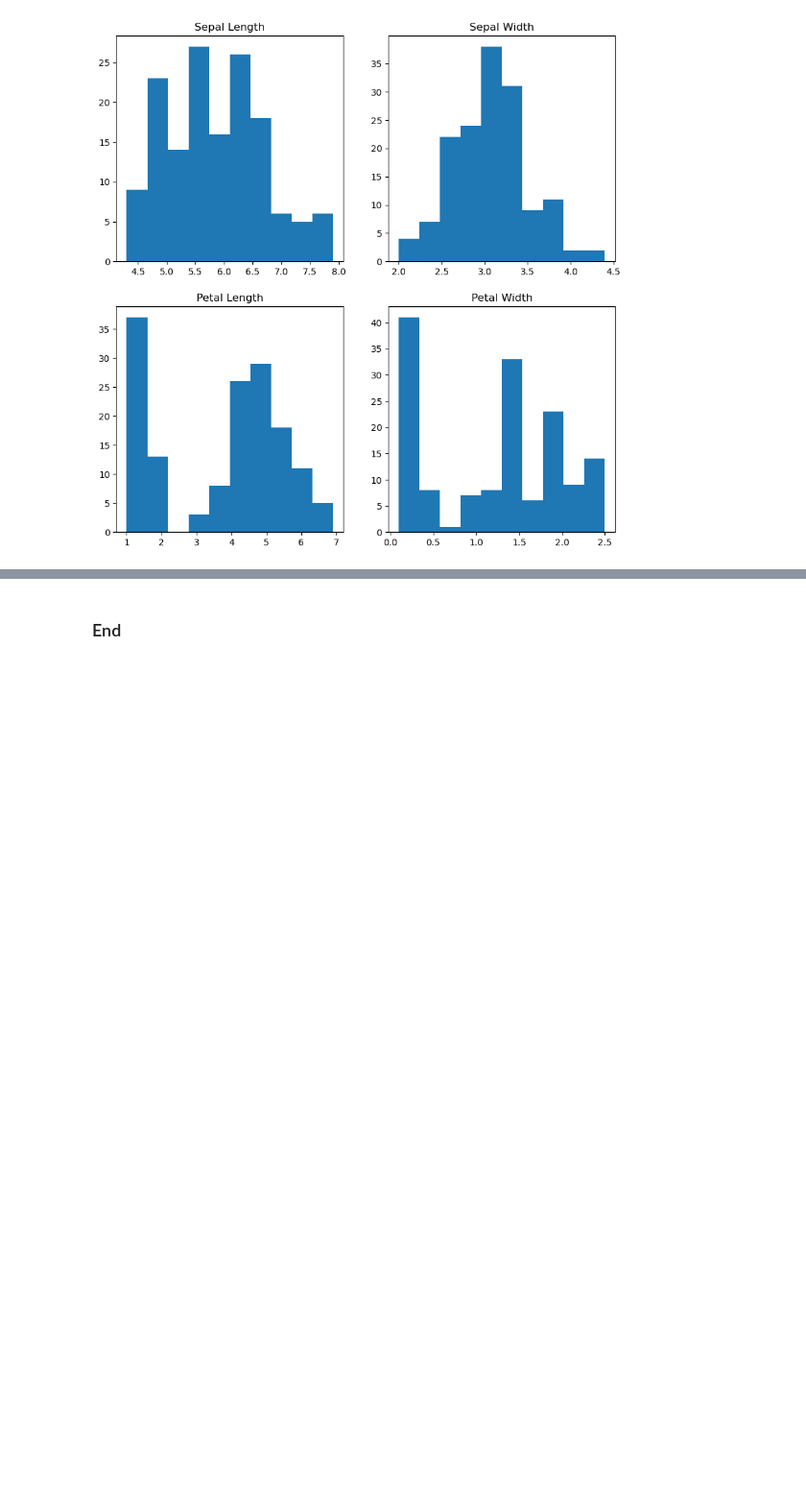
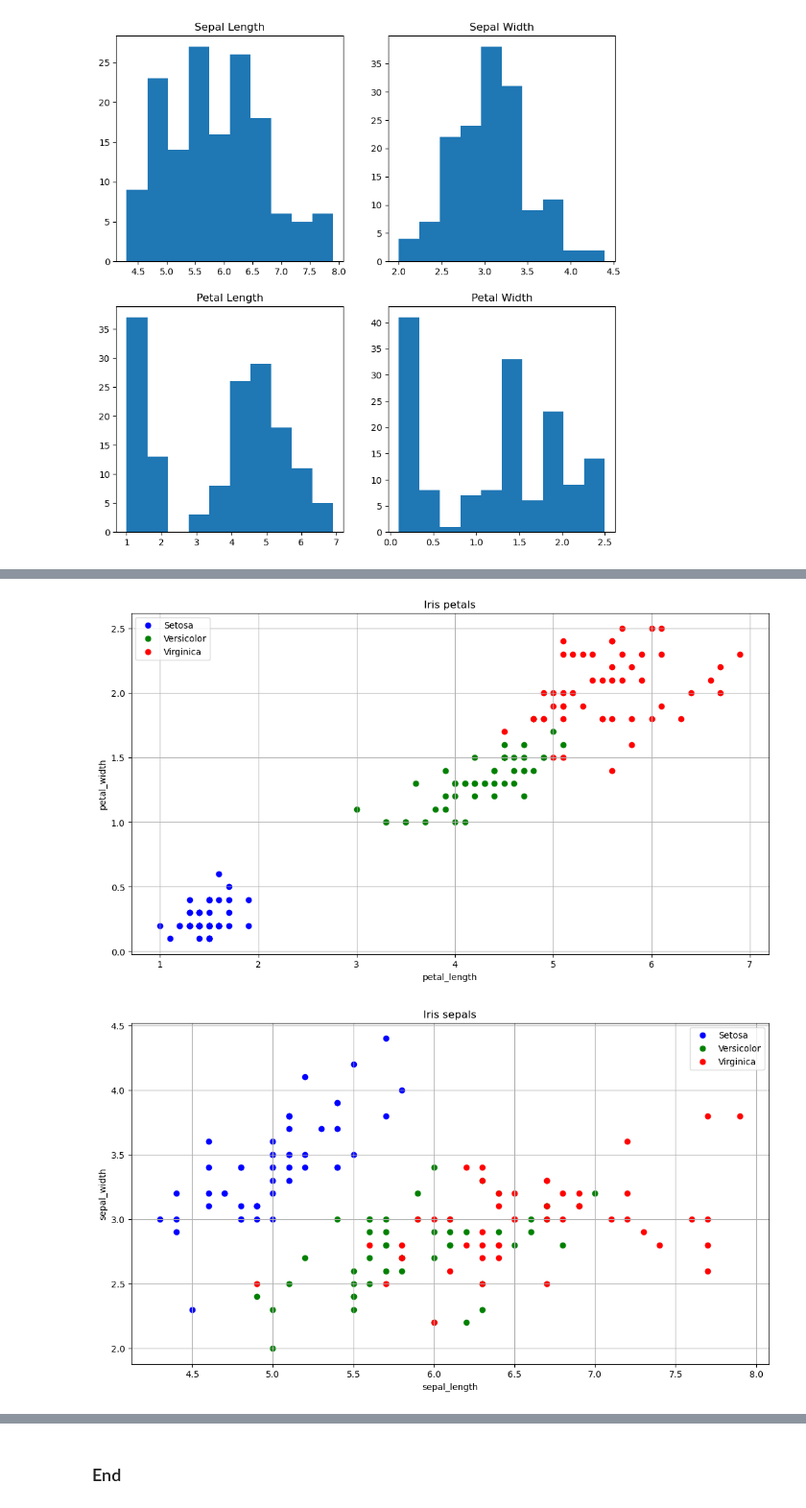
Before and after one commit to Sarahlouhast/FDA_Project, a Jupyter notebook: project.ipynb, the cells around one changed output, grey strips where cells are left out. Shown at 96% size. Saved outputs shown, nothing was run; the diff lists cells and outputs as text; code cells hidden in the pictures; blank space fills up the shorter version.

```diff
--- a/project.ipynb
+++ b/project.ipynb
@@ -176,0 +158,41 @@ plt.show()
+# %%
+#Scatter plot of variables for petals, sepals
+setosa = df[df['class'] == 'setosa']
+versicolor = df[df['class'] =='versicolor']
+virginica = df[df['class'] =='virginica']
+
+fig, ax = plt.subplots()
+#Adjusting the length and width of plot
+fig.set_size_inches(13, 7)
+
+#Lables and scatter points
+ax.scatter(setosa['petal_length'], setosa['petal_width'], label="Setosa", facecolor="blue")
+ax.scatter(versicolor['petal_length'], versicolor['petal_width'], label="Versicolor", facecolor="green")
+ax.scatter(virginica['petal_length'], virginica['petal_width'], label="Virginica", facecolor="red")
+
+#Petals data
+ax.set_xlabel('petal_length')
+ax.set_ylabel('petal_width')
+ax.grid()
+ax.set_title('Iris petals')
+ax.legend()
+#plt.savefig('Iris petals')
+
+#Sepals data
+fig, ax = plt.subplots()
+fig.set_size_inches(13, 7)
+#Lables and scatter points
+ax.scatter(setosa['sepal_length'], setosa['sepal_width'], label="Setosa", facecolor="blue")
+ax.scatter(versicolor['sepal_length'], versicolor['sepal_width'], label="Versicolor", facecolor="green")
+ax.scatter(virginica['sepal_length'], virginica['sepal_width'], label="Virginica", facecolor="red")
+
+ax.set_xlabel('sepal_length')
+ax.set_ylabel('sepal_width')
+ax.grid()
+ax.set_title('Iris sepals')
+ax.legend()
+#plt.savefig('Iris sepals')
+plt.show()
+# %% [output]
+[figure, added]
+[figure, added]
```
Also changed, not shown: parts of 30 cells of this notebook, 4 other files.
